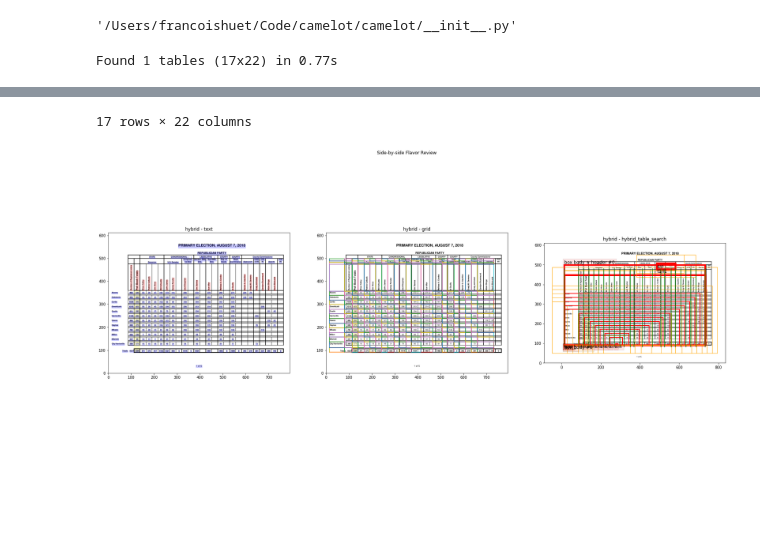
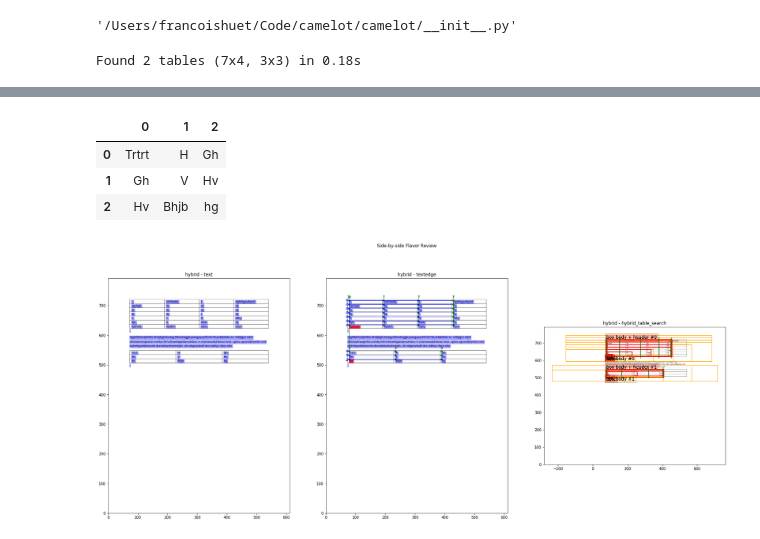
Before and after one commit to camelot-dev/camelot, a Jupyter notebook: notebook-hybrid-parser.ipynb, the cells around one changed output, grey strips where cells are left out. Cells and saved outputs as stored; diff of their text form; code cells hidden in the pictures; blank space fills up the shorter version.

```diff
--- a/notebook-hybrid-parser.ipynb
+++ b/notebook-hybrid-parser.ipynb
@@ -46,20 +46,21 @@ data = None
 # pdf_file = "clockwise_table_2.pdf"
 # pdf_file = "tabula/12s0324.pdf"  # interesting because contains two separate tables
 # pdf_file, kwargs = "tabula/us-007.pdf", {"table_regions": ["320,335,573,505"]} # test_hybrid_table_regions
+# pdf_file, kwargs = "tabula/us-007.pdf", {"table_areas": ["320,500,573,335"]} # test_hybrid_table_areas
 # pdf_file, kwargs = "detect_vertical_false.pdf", {"strip_text": " ,\n"}  # data_stream_strip_text
 # pdf_file, kwargs, data = "tabula/m27.pdf", {"columns": ["72,95,209,327,442,529,566,606,683"], "split_text": True, }, data_stream_split_text  # data_stream_split_text
-
-pdf_file = "vertical_header.pdf"
+# pdf_file = "clockwise_table_2.pdf"  # test_hybrid_table_rotated / test_stream_table_rotated
+# pdf_file = "vertical_header.pdf"
 
 # pdf_file = "twotables_2.pdf"
-# pdf_file = "camelot-issue-132-multiple-tables.pdf"
+pdf_file = "camelot-issue-132-multiple-tables.pdf"
 # pdf_file, kwargs, data = "edge_tol.pdf", {"edge_tol": 500}, data_stream_edge_tol
 # pdf_file, kwargs, data = "edge_tol.pdf", {}, data_stream_edge_tol
 
 filename = os.path.join(testdir, pdf_file)
 # %%
 
-PLOT_TYPES = ["text", "grid", "hybrid_table_search"]
+PLOT_TYPES = ["text", "textedge", "hybrid_table_search"]
 PLOT_HEIGHT = 12
 plt.rcParams["figure.figsize"] = [PLOT_HEIGHT * 2.5, PLOT_HEIGHT]
 fig, axes = plt.subplots(1, len(PLOT_TYPES))
@@ -98,4 +99,4 @@ if len(tables):
 timer_after_plot = time.perf_counter()
 fig
 # %% [output]
-Found 1 tables (17x22) in 0.77s
+Found 2 tables (7x4, 3x3) in 0.18s
@@ -120,5 +111,8 @@ Found 1 tables (17x22) in 0.77s
-17 rows × 22 columns
+|  | 0 | 1 | 2 |
+| 0 | Trtrt | H | Gh |
+| 1 | Gh | V | Hv |
+| 2 | Hv | Bhjb | hg |
-[figure, old version]
+[figure, new version]
 # %%
 tables = camelot.read_pdf(filename, flavor='stream')
 fig = camelot.plot(tables[0], kind='text')
```
Also changed, not shown: parts of 3 cells of this notebook, 11 other files.
